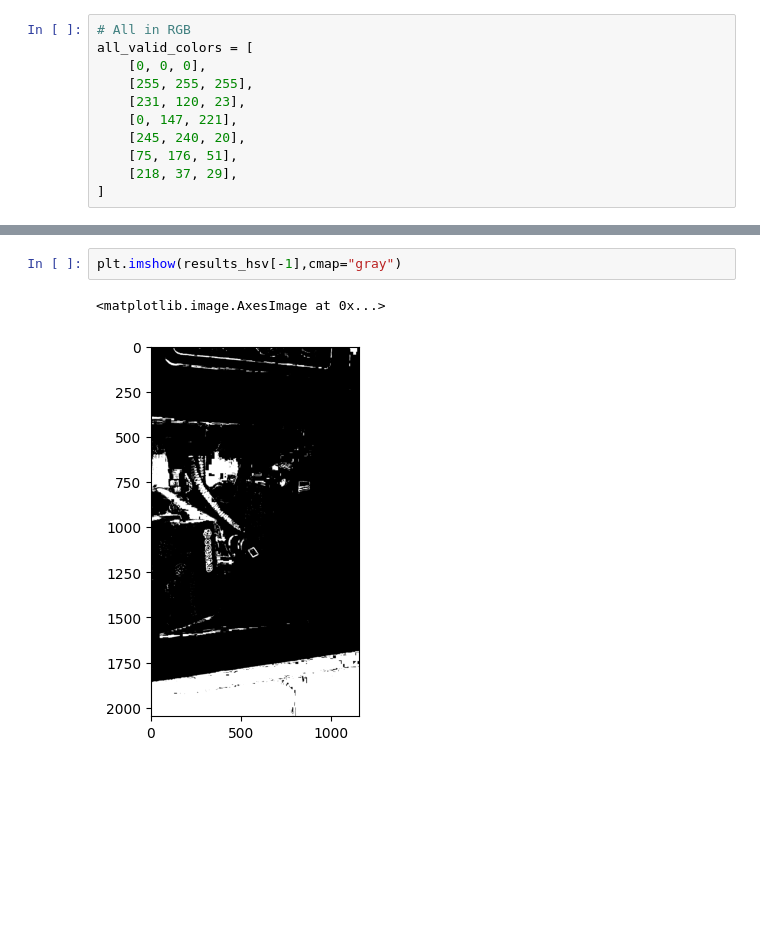
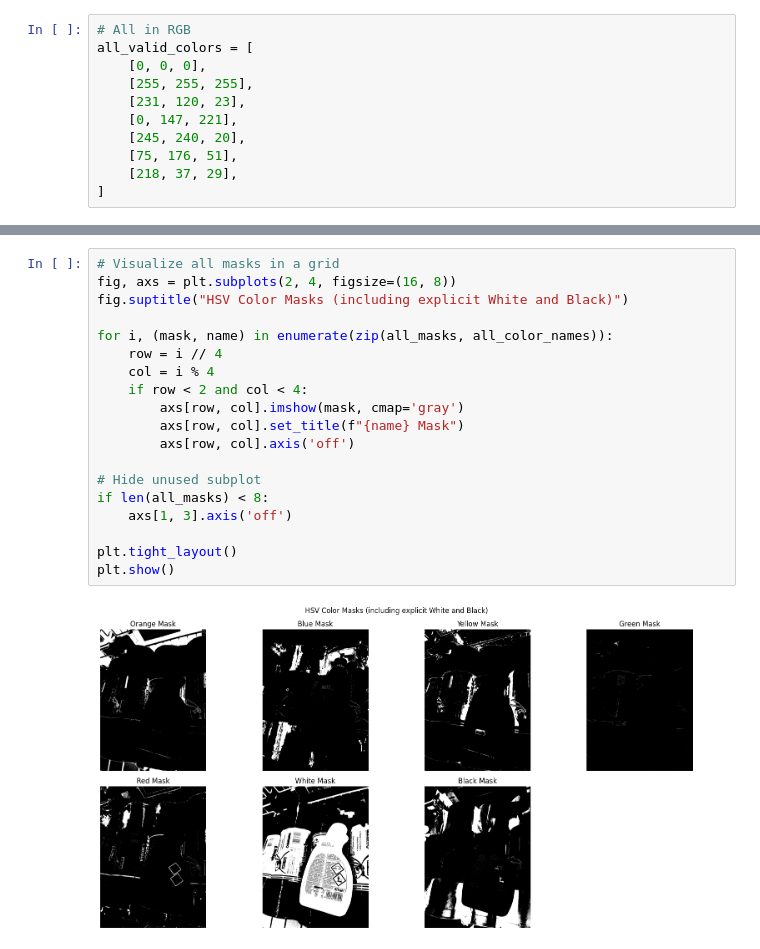
Before and after one commit to frbuccoliero/MSc-Thesis-Tests, a Jupyter notebook: utils/color_split_HSV.ipynb, the cells around one changed output, grey strips where cells are left out. Cells and saved outputs as stored; diff of their text form; blank space fills up the shorter version.

```diff
--- a/utils/color_split_HSV.ipynb
+++ b/utils/color_split_HSV.ipynb
@@ -103,5 +196,21 @@ results_hsv = get_hue_masks(full_img, reference_HSV)
 # %%
-plt.imshow(results_hsv[-1],cmap="gray")
+# Visualize all masks in a grid
+fig, axs = plt.subplots(2, 4, figsize=(16, 8))
+fig.suptitle("HSV Color Masks (including explicit White and Black)")
+
+for i, (mask, name) in enumerate(zip(all_masks, all_color_names)):
+    row = i // 4
+    col = i % 4
+    if row < 2 and col < 4:
+        axs[row, col].imshow(mask, cmap='gray')
+        axs[row, col].set_title(f"{name} Mask")
+        axs[row, col].axis('off')
+
+# Hide unused subplot
+if len(all_masks) < 8:
+    axs[1, 3].axis('off')
+
+plt.tight_layout()
+plt.show()
 # %% [output]
-<matplotlib.image.AxesImage at 0x...>
-[figure, old version]
+[figure, new version]
```
Also changed, not shown: parts of 7 cells of this notebook, 12 other files.
